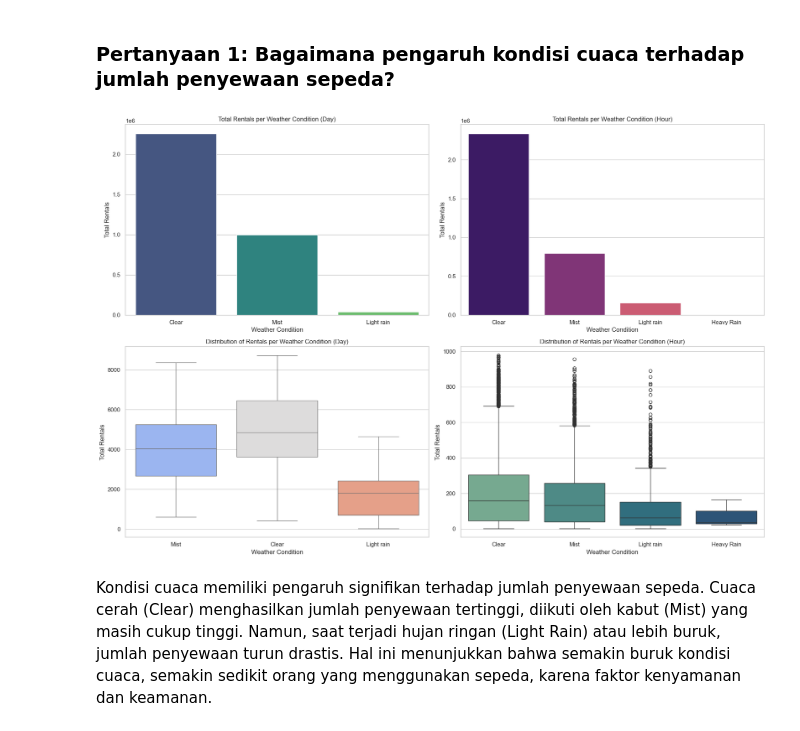
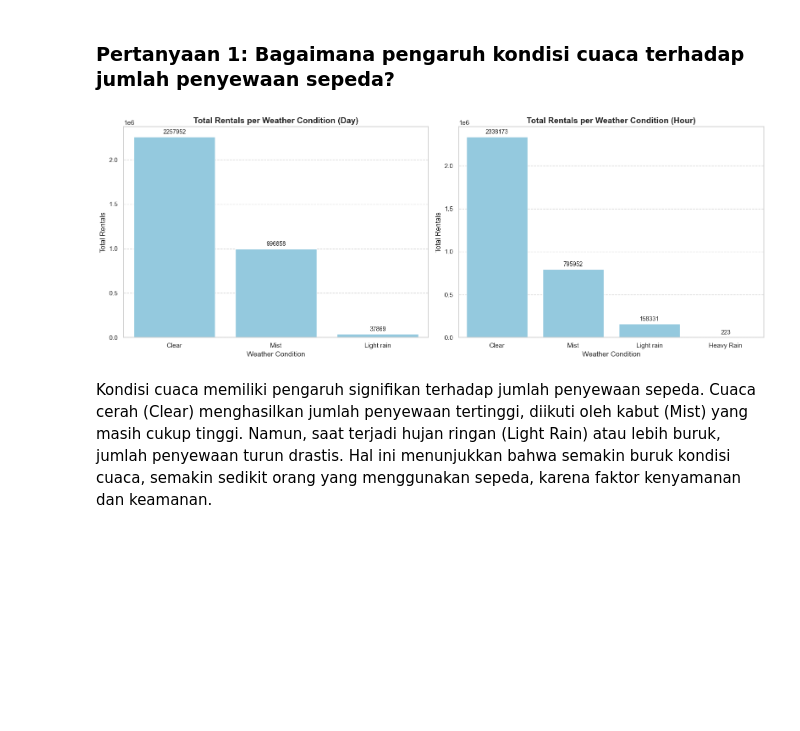
Before and after one commit to nabilaalt/Bike-Sharing-Analysis, a Jupyter notebook: notebook.ipynb, the cells around one changed output. Drawn from its saved outputs; the diff is of its cells as text; code cells hidden in the pictures; blank space fills up the shorter version.

```diff
--- a/notebook.ipynb
+++ b/notebook.ipynb
@@ -644,67 +610,45 @@ Ini menunjukkan bahwa kebanyakan orang lebih sering menggunakan sepeda di rentan
 # %% [markdown]
 ### Pertanyaan 1: Bagaimana pengaruh kondisi cuaca terhadap jumlah penyewaan sepeda?
 # %%
-fig, axes = plt.subplots(2, 2, figsize=(18, 12))
+fig, axes = plt.subplots(1, 2, figsize=(16, 6))
 
 day_df_grouped = day_df.groupby('weathersit', as_index=False)['total_rentals'].sum().sort_values(by='total_rentals', ascending=False)
 hour_df_grouped = hour_df.groupby('weathersit', as_index=False)['total_rentals'].sum().sort_values(by='total_rentals', ascending=False)
 
 sns.barplot(
     x='weathersit',
     y='total_rentals',
-    hue='weathersit',  \
     data=day_df_grouped,
-    ax=axes[0, 0],
-    palette='viridis',
-    legend=False
+    ax=axes[0],
+    color= "#87CEEB"
 )
-axes[0, 0].set_title('Total Rentals per Weather Condition (Day)')
-axes[0, 0].set_xlabel('Weather Condition')
-axes[0, 0].set_ylabel('Total Rentals')
+axes[0].set_title('Total Rentals per Weather Condition (Day)', fontsize=14, fontweight='bold')
+axes[0].set_xlabel('Weather Condition')
+axes[0].set_ylabel('Total Rentals')
+axes[0].grid(axis='y', linestyle='--', alpha=0.7)
+
+for p in axes[0].containers:
+    axes[0].bar_label(p, fmt='%.0f', fontsize=10, padding=3)
 
 sns.barplot(
     x='weathersit',
     y='total_rentals',
-    hue='weathersit',
     data=hour_df_grouped,
-    ax=axes[0, 1],
-    palette='magma',
-    legend=False
+    ax=axes[1],
+    color= "#87CEEB"
 )
-axes[0, 1].set_title('Total Rentals per Weather Condition (Hour)')
-axes[0, 1].set_xlabel('Weather Condition')
-axes[0, 1].set_ylabel('Total Rentals')
+axes[1].set_title('Total Rentals per Weather Condition (Hour)', fontsize=14, fontweight='bold')
+axes[1].set_xlabel('Weather Condition')
+axes[1].set_ylabel('Total Rentals')
+axes[1].grid(axis='y', linestyle='--', alpha=0.7)
 
-sns.boxplot(
-    x='weathersit',
-    y='total_rentals',
-    hue='weathersit',
-    data=day_df,
-    ax=axes[1, 0],
-    palette='coolwarm',
-    legend=False
-)
-axes[1, 0].set_title('Distribution of Rentals per Weather Condition (Day)')
-axes[1, 0].set_xlabel('Weather Condition')
-axes[1, 0].set_ylabel('Total Rentals')
-
-sns.boxplot(
-    x='weathersit',
-    y='total_rentals',
-    hue='weathersit',
-    data=hour_df,
-    ax=axes[1, 1],
-    palette='crest',
-    legend=False
-)
-axes[1, 1].set_title('Distribution of Rentals per Weather Condition (Hour)')
-axes[1, 1].set_xlabel('Weather Condition')
-axes[1, 1].set_ylabel('Total Rentals')
+for p in axes[1].containers:
+    axes[1].bar_label(p, fmt='%.0f', fontsize=10, padding=3)
 
 plt.tight_layout()
 plt.show()
 # %% [output]
-[figure, old version]
+[figure, new version]
 # %% [markdown]
 Kondisi cuaca memiliki pengaruh signifikan terhadap jumlah penyewaan sepeda. Cuaca cerah (Clear) menghasilkan jumlah penyewaan tertinggi, diikuti oleh kabut (Mist) yang masih cukup tinggi. Namun, saat terjadi hujan ringan (Light Rain) atau lebih buruk, jumlah penyewaan turun drastis. Hal ini menunjukkan bahwa semakin buruk kondisi cuaca, semakin sedikit orang yang menggunakan sepeda, karena faktor kenyamanan dan keamanan.
 # %% [markdown]
```
Also changed, not shown: parts of 5 cells of this notebook, 2 other files.
